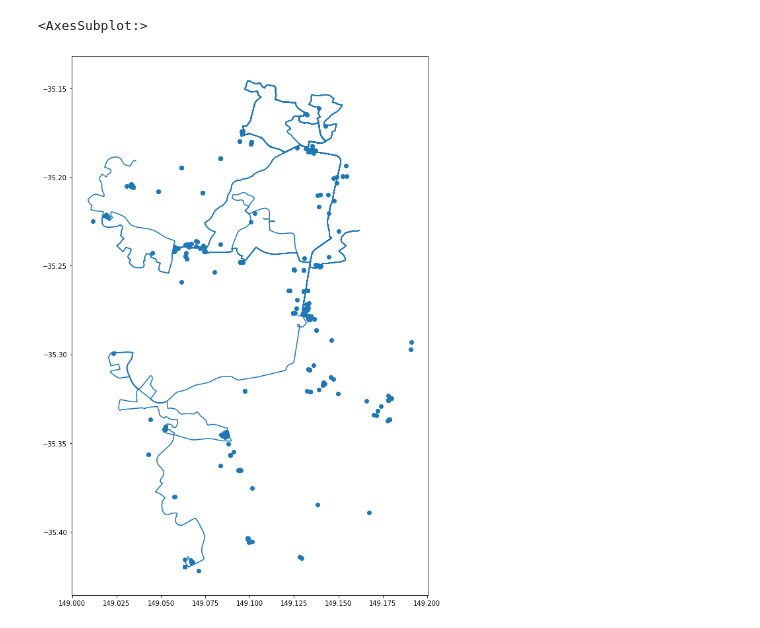
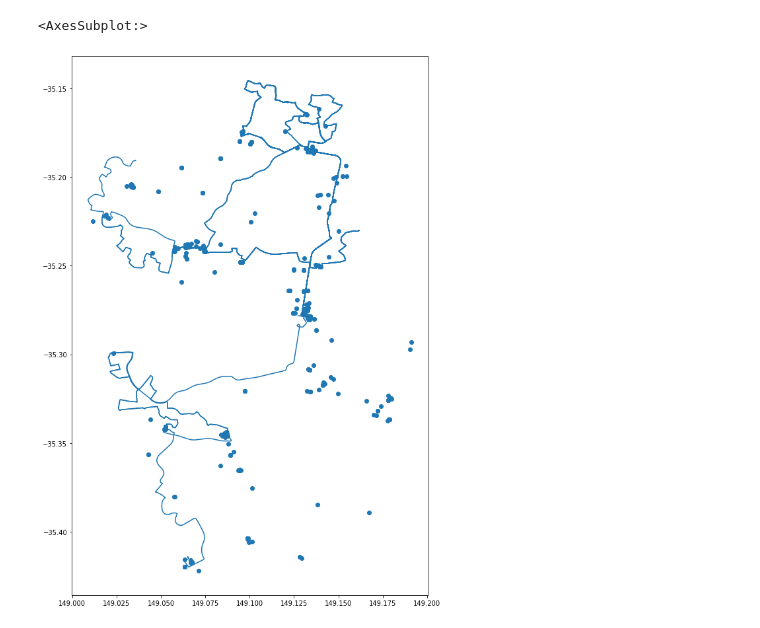
Before and after one commit to MarkusMannheim/act-covid-spread, a Jupyter notebook: data/format_data.ipynb, the cells around one changed output. Cells and saved outputs as stored; diff of their text form; code cells hidden in the pictures.

```diff
--- a/data/format_data.ipynb
+++ b/data/format_data.ipynb
@@ -30,33 +30,33 @@ for i in data_bus.index:
     geoData.at[i, "name"] = f"bus route {data_bus.at[i, 'location'].split()[2]}"
     geoData.at[i, "address"] = None
     geoData.at[i, "date"] = data_bus.at[i, "date"]
     try:
         geoData.at[i, "geometry"] = bus_routes[bus_routes["route"] == data_bus.at[i, 'location'].split()[2]].iat[0, 2]
     except:
         geoData.at[i, "geometry"] = None
 
 for i in data_lr.index:
     geoData.at[i, "contact"] = data_lr.at[i, "contact"]
     geoData.at[i, "class"] = "lightrail"
     geoData.at[i, "name"] = "light rail"
     geoData.at[i, "address"] = None
     geoData.at[i, "date"] = data_lr.at[i, "date"]
     geoData.at[i, "geometry"] = lr_line.at[0, "geometry"]
 
 geoData["address"] = geoData["address"].astype("str")
 
 for i in data.index:
     if i not in geoData.index:
         geoData.at[i, "contact"] = data.at[i, "contact"]
         geoData.at[i, "class"] = "location"
         geoData.at[i, "name"] = data.at[i, "location"]
         geoData.at[i, "address"] = data.at[i, 'address'] + ", " + data.at[i, 'suburb']
         geoData.at[i, "date"] = data.at[i, "date"]
         geoData.at[i, "geometry"] = data_geometry[i]
 
 geoData = geoData[geoData["geometry"].notna()]
-geoData.simplify(1e-4).to_file("mapData.geojson", driver="GeoJSON")
-geoData.simplify(1e-4).plot(figsize=(10, 15))
+geoData.to_file("mapData.geojson", driver="GeoJSON")
+geoData.plot(figsize=(10, 15))
 # %% [output]
 <AxesSubplot:>
-[figure, old version]
+[figure, new version]
```
Also changed, not shown: 10 other files.
